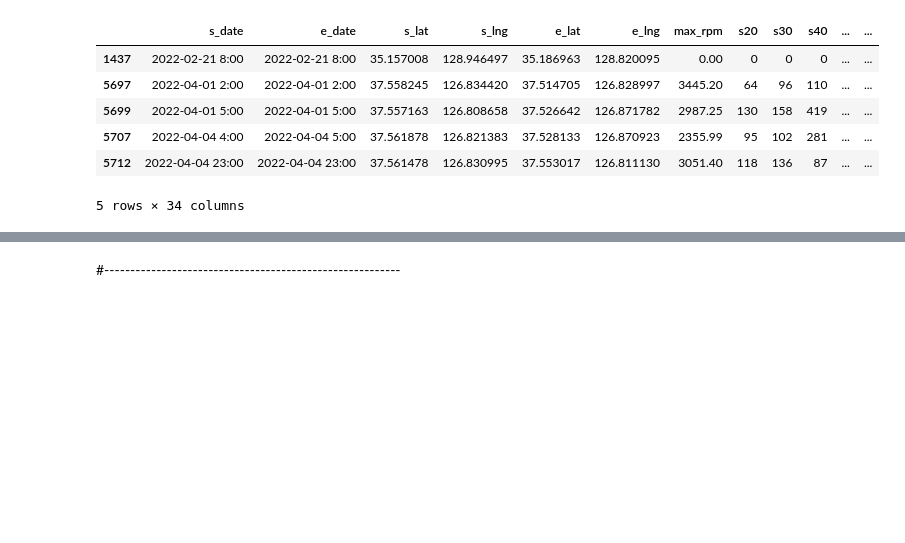
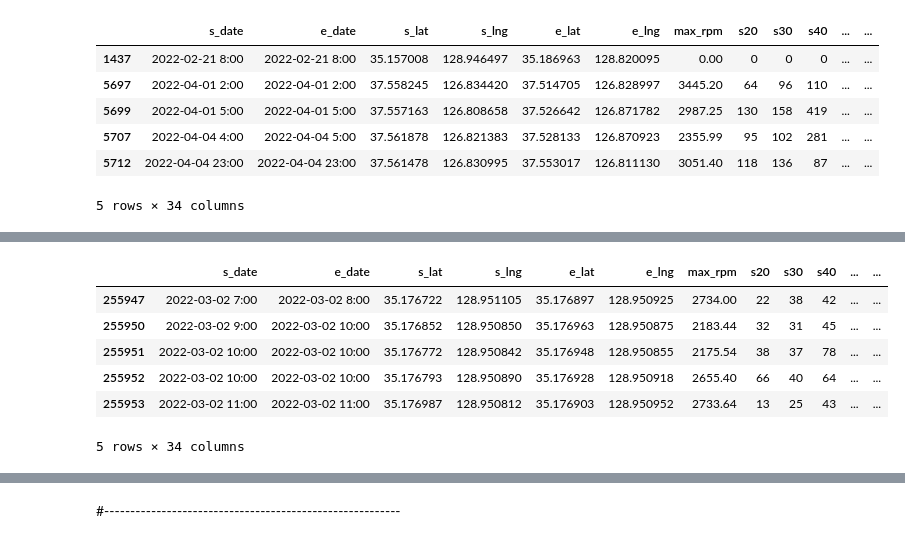
Before and after one commit to iterat1on/Realtime_abnomal_driving_detection, a Jupyter notebook: 공유자동차_final.ipynb, the cells around one changed output, grey strips where cells are left out. Drawn from its saved outputs; the diff is of its cells as text; code cells hidden in the pictures; blank space fills up the shorter version.

```diff
--- a/공유자동차_final.ipynb
+++ b/공유자동차_final.ipynb
@@ -493,2 +519,12 @@ df_new.head()
 # %%
 df_new.to_csv('/content/drive/MyDrive/airport_add.csv', index = False, encoding ='utf-8-sig')
+# %%
+df_new.head()
+# %% [output]
+|  | s_date | e_date | s_lat | s_lng | e_lat | e_lng | max_rpm | s20 | s30 | s40 | ... | ... |
+| 255947 | 2022-03-02 7:00 | 2022-03-02 8:00 | 35.176722 | 128.951105 | 35.176897 | 128.950925 | 2734.00 | 22 | 38 | 42 | ... | ... |
+| 255950 | 2022-03-02 9:00 | 2022-03-02 10:00 | 35.176852 | 128.950850 | 35.176963 | 128.950875 | 2183.44 | 32 | 31 | 45 | ... | ... |
+| 255951 | 2022-03-02 10:00 | 2022-03-02 10:00 | 35.176772 | 128.950842 | 35.176948 | 128.950855 | 2175.54 | 38 | 37 | 78 | ... | ... |
+| 255952 | 2022-03-02 10:00 | 2022-03-02 10:00 | 35.176793 | 128.950890 | 35.176928 | 128.950918 | 2655.40 | 66 | 40 | 64 | ... | ... |
+| 255953 | 2022-03-02 11:00 | 2022-03-02 11:00 | 35.176987 | 128.950812 | 35.176903 | 128.950952 | 2733.64 | 13 | 25 | 43 | ... | ... |
+5 rows × 34 columns
```
Also changed, not shown: parts of 7 cells of this notebook.
